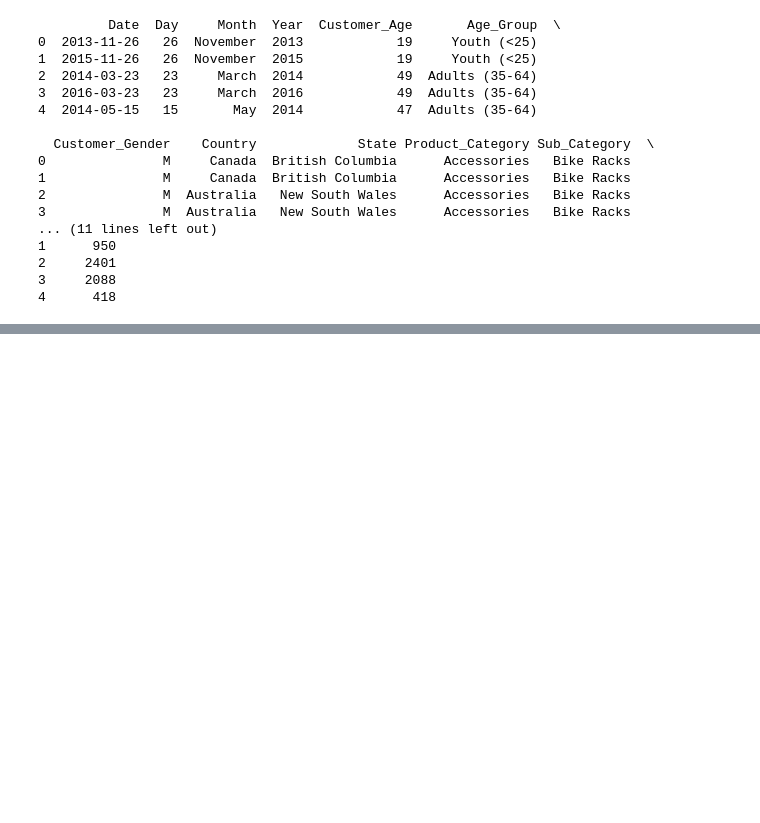
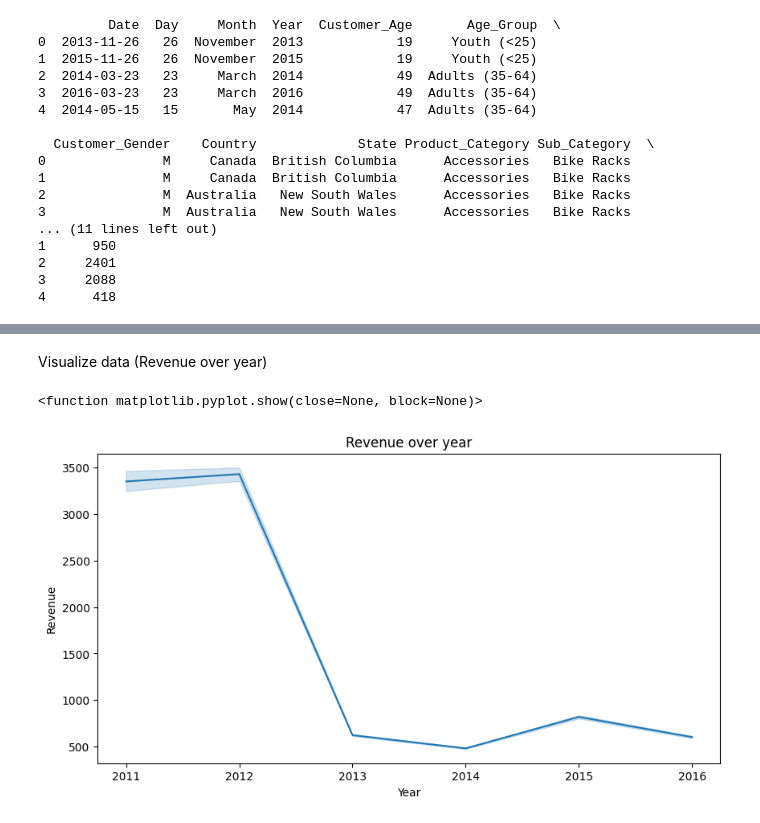
Before and after one commit to afriantez/learndataanalyst, a Jupyter notebook: data_analysis.ipynb, the cells around one changed output, grey strips where cells are left out. Saved outputs shown, nothing was run; the diff lists cells and outputs as text; code cells hidden in the pictures; blank space fills up the shorter version.

```diff
--- a/data_analysis.ipynb
+++ b/data_analysis.ipynb
@@ -30,0 +82,3 @@ print(df.head(5))
+# %%
+df.fillna(0, inplace=True)
+df.drop_duplicates()
@@ -30,0 +99,10 @@ print(df.head(5))
+# %% [markdown]
+Visualize data (Revenue over year)
+# %%
+plt.figure(figsize=(10, 5))
+sns.lineplot(x="Year", y="Revenue", data=df)
+plt.title("Revenue over year")
+plt.show
+# %% [output]
+<function matplotlib.pyplot.show(close=None, block=None)>
+[figure, added]
```
Also changed, not shown: parts of 8 cells of this notebook.
